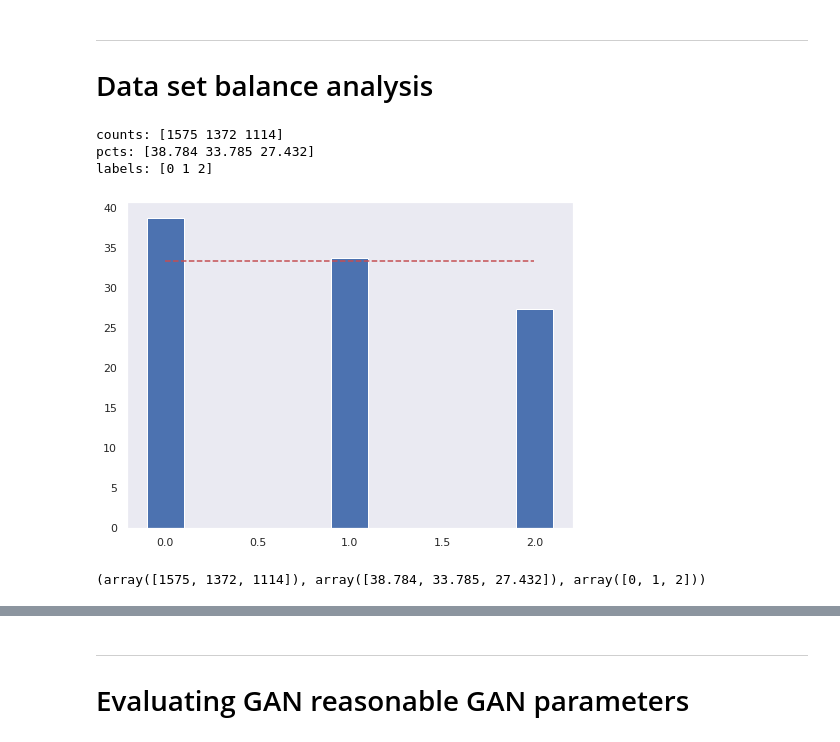
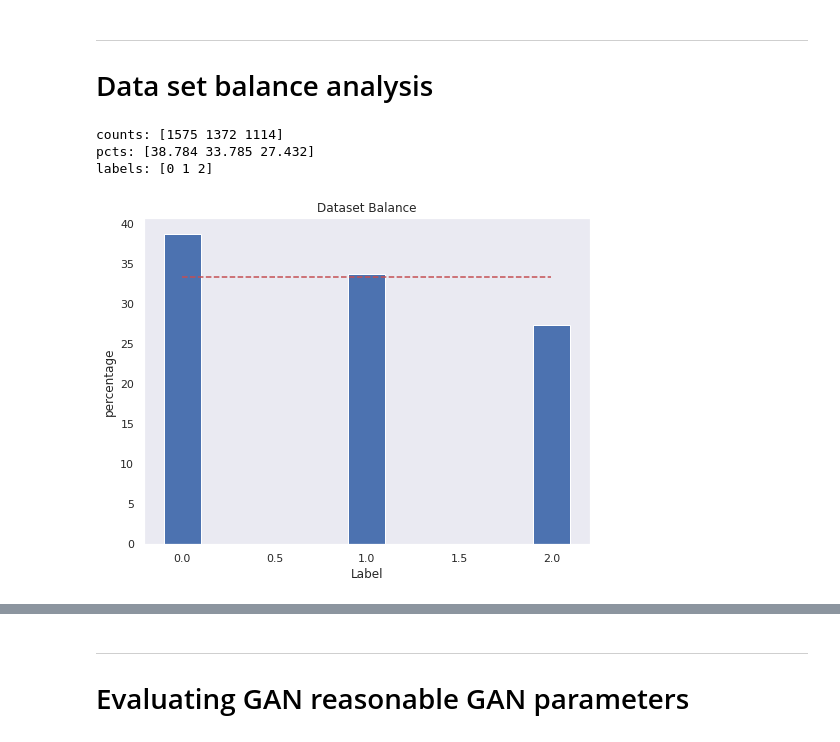
Before and after one commit to Unique-Divine/GANs-for-Genomics, a Jupyter notebook: NNsforGenomics_Colab.ipynb, the cells around one changed output, grey strips where cells are left out. Saved outputs shown, nothing was run; the diff lists cells and outputs as text; code cells hidden in the pictures.

Commit message:
Implemented balance_check()

```diff
--- a/NNsforGenomics_Colab.ipynb
+++ b/NNsforGenomics_Colab.ipynb
@@ -565,27 +568,35 @@ principal components  903.0  1481.00  1934.00  2818.00  3809.000
 # Data set balance analysis
 # %%
 np.set_printoptions(precision = 3)
-def balance_check(Y: np.ndarray = Y, verbose=True):
+def balance_check(Y: np.ndarray = Y, verbose=False):
     y = pd.Series(Y.flatten(), dtype=int)
     counts = np.array([c for c in [y.value_counts()]]).flatten()
     pcts = counts / counts.sum() * 100
     labels = y.unique()
     if verbose:
         print("counts: {}\npcts: {}\nlabels: {}".format(
         counts, pcts, labels))
     fig, ax = plt.subplots(figsize = (8, 6))
     ax.bar(labels, pcts, width=0.2);
     sweetspot = 1 / labels.size * 100
     sweetspot_line = np.ones(50) * sweetspot
     ax.plot(np.linspace(labels[0], labels[-1]), sweetspot_line, 'r--')
-    ax.set(xlabel = "")
+    ax.set(xlabel = "Label", ylabel = "percentage", title="Dataset Balance")
     ax.grid()
     plt.show()
-    return counts, pcts, labels
-balance_check()
+    class DatasetBalance(dict):
+        def __init__(self, counts, pcts, labels):
+            dictionary = {'counts': counts, 'pcts': pcts, 'labels': labels}
+            self.counts = counts
+            self.pcts = pcts
+            self.labels = labels
+            self.update(dictionary)
+    balance = DatasetBalance(counts, pcts, labels)
+    return balance
+
+balance_check(Y, verbose = True);
 # %% [output]
 counts: [1575 1372 1114]
 pcts: [38.784 33.785 27.432]
 labels: [0 1 2]
-[figure, old version]
+[figure, new version]
-(array([1575, 1372, 1114]), array([38.784, 33.785, 27.432]), array([0, 1, 2]))
```
Also changed, not shown: parts of 3 cells of this notebook.
